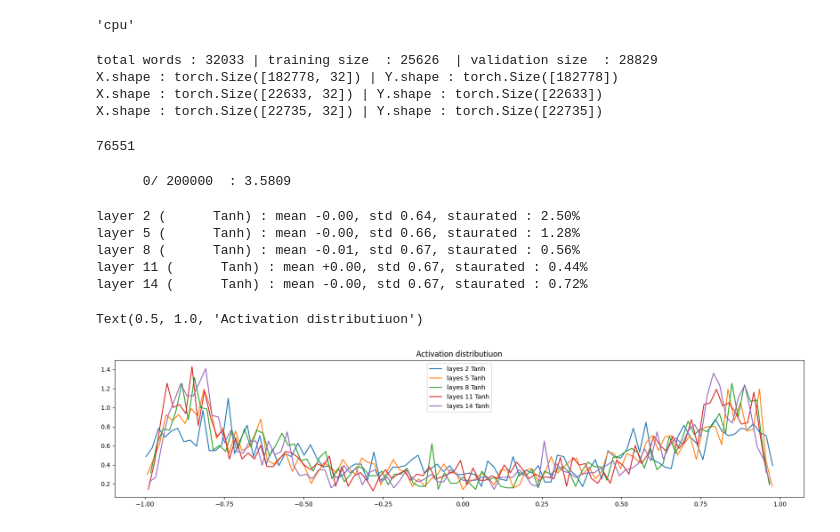
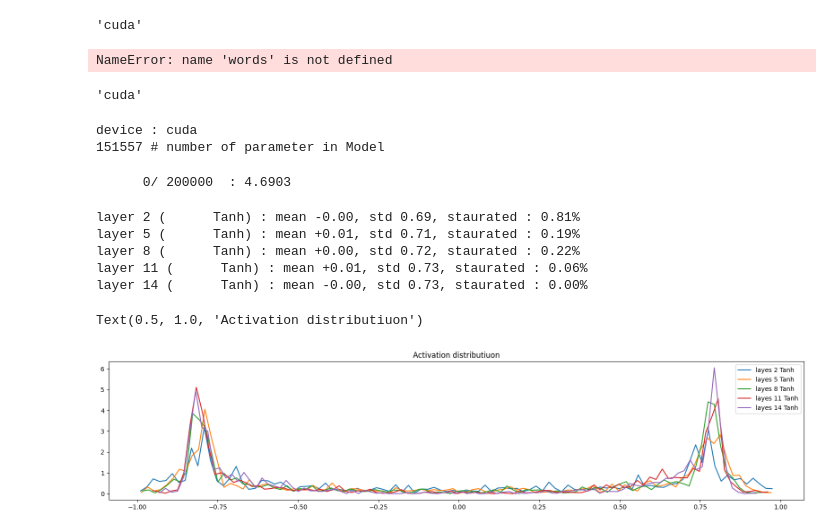
Before and after one commit to amittomar/gradchamp, a Jupyter notebook: makemore_torchified.ipynb, the cells around one changed output. Cells and saved outputs as stored; diff of their text form; code cells hidden in the pictures.

Commit message:
fix for device cpu.

```diff
--- a/makemore_torchified.ipynb
+++ b/makemore_torchified.ipynb
@@ -21,12 +24,13 @@ vocab_size ; 27  |
 # %%
-# device = 'cuda' if torch.cuda.is_available() else 'cpu'
-device='cpu'
+import torch
+device = 'cuda' if torch.cuda.is_available() else 'cpu'
+#device='cpu'
 device
 # %% [output]
-'cpu'
+'cuda'
 # %%
 #build the dataset
-block_size = 32  # context length
+block_size = 100  # context length for Model
 
 def build_datasets(words):
     X,Y =[],[]
@@ -51,23 +55,27 @@ def build_datasets(words):
 import random
 random.seed(42)
 # random.shuffle(words) no shuffler required. Hence commented
-n1 = int(0.8*len(words))
-n2 = int(0.9*len(words))
-print(f'total words : {len(words)} | training size  : {n1}  | validation size  : {n2}')
-Xtr, Ytr = build_datasets(words[:n1])
-Xv, Yv  = build_datasets(words[n1:n2])
-Xte, Yt = build_datasets(words[n2:])
+n1 = int(0.8*len(chars))
+n2 = int(0.9*len(chars))
+print(f'total words : {len(chars)} | training size  : {n1}  | validation size  : {n2}')
+Xtr, Ytr = build_datasets(chars[:n1])
+Xv, Yv  = build_datasets(chars[n1:n2])
+Xte, Yt = build_datasets(chars[n2:])
 # %% [output]
-total words : 32033 | training size  : 25626  | validation size  : 28829
-X.shape : torch.Size([182778, 32]) | Y.shape : torch.Size([182778])
-X.shape : torch.Size([22633, 32]) | Y.shape : torch.Size([22633])
-X.shape : torch.Size([22735, 32]) | Y.shape : torch.Size([22735])
+NameError: name 'words' is not defined
+# %%
+device
+# %% [output]
+'cuda'
 # %%
+device = 'cuda' if torch.cuda.is_available() else 'cpu'
 ## Lets train a deeper Network
 import torch
 import torch.nn.functional as F
 import matplotlib.pyplot as plt
 %matplotlib inline
+
+print(f'device : {device}')
 
 g = torch.cuda.manual_seed(41)
 
@@ -137,22 +145,22 @@ n_embd = 10  # The dimensions of the character embeding vectors
 n_hidden = 100 # No of neuron in hidden layer of the MLP
 # block_size= 32
 # device = 'cuda' if torch.cuda.is_available() else 'cpu'
-device = 'cpu'
-# g = torch.cuda.manual_seed(42)
-g = torch.Generator().manual_seed(2147483647)
+# device = 'cpu'
+g = torch.cuda.manual_seed(42)
+# g = torch.Generator().manual_seed(2147483647)
 
 C = torch.randn((vocab_size, n_embd), device=device, generator=g)
 layers = [
-    Linear(n_embd*block_size, n_hidden), BatchNorm1d(n_hidden), Tanh(),
-    Linear(         n_hidden, n_hidden), BatchNorm1d(n_hidden), Tanh(),
-    Linear(         n_hidden, n_hidden), BatchNorm1d(n_hidden), Tanh(),
-    Linear(         n_hidden, n_hidden), BatchNorm1d(n_hidden), Tanh(),
-    Linear(         n_hidden, n_hidden), BatchNorm1d(n_hidden), Tanh(),
+    Linear(n_embd*block_size, n_hidden, device=device), BatchNorm1d(n_hidden, device=device), Tanh(),
+    Linear(         n_hidden, n_hidden, device=device), BatchNorm1d(n_hidden, device=device), Tanh(),
+    Linear(         n_hidden, n_hidden, device=device), BatchNorm1d(n_hidden, device=device), Tanh(),
+    Linear(         n_hidden, n_hidden, device=device), BatchNorm1d(n_hidden,device=device), Tanh(),
+    Linear(         n_hidden, n_hidden, device=device), BatchNorm1d(n_hidden, device=device), Tanh(),
     # Linear(         n_hidden, n_hidden), Tanh(),
     # Linear(         n_hidden, n_hidden), Tanh(),
     # Linear(         n_hidden, n_hidden), Tanh(),
     # Linear(         n_hidden, n_hidden), Tanh(),
-    Linear(n_hidden, vocab_size), BatchNorm1d(vocab_size)
+    Linear(n_hidden, vocab_size, device= device), BatchNorm1d(vocab_size, device=device)
 ]
 
 with torch.no_grad():
@@ -164,12 +172,13 @@ with torch.no_grad():
             layer.weights *=  1 #5/3
 
 parameters = [C] + [p for layer in layers for p in layer.parameters()]
-print(sum(p.nelement()  for p in parameters)) # number of parameter in Model
+print(f'{sum(p.nelement()  for p in parameters)} # number of parameter in Model')
 
 for p in parameters:
     p.requires_grad = True
 # %% [output]
-76551
+device : cuda
+151557 # number of parameter in Model
 # %%
 ## optimization steps
 max_steps = 200000
@@ -179,7 +188,7 @@ ud = []
 
 for i in range(max_steps):
     # print(f'Xtr : {Xtr.shape} | batch_size : {batch_size}')
-    ix = torch.randint(0,Xtr.shape[0], (batch_size,), generator=g)
+    ix = torch.randint(0,Xtr.shape[0], (batch_size,), generator=g, device=device)
     Xb,Yb = Xtr[ix], Ytr[ix]  # batch X,Y
 
     # forward pass
@@ -199,7 +208,7 @@ for i in range(max_steps):
     loss.backward()
 
     #update weight
-    lr = 0.1 if i < 100000 else 0.01  # step learning rate decay
+    lr = 1 if i < 100000 else 0.01  # step learning rate decay
     for p in parameters:
         p.data += -lr * p.grad
 
@@ -209,32 +218,32 @@ for i in range(max_steps):
     lossi.append(loss.log10().item())
 
     with torch.no_grad():
-        ud.append([(lr*p.grad.std() / p.data.std()).item() for p in parameters])
+        ud.append([(lr*p.grad.std() / p.data.std()).log10().item() for p in parameters])
     if i > 1000:
         break  # remove this after debug for full optimization
 # %% [output]
-      0/ 200000  : 3.5809
+      0/ 200000  : 4.6903
 # %%
 ##Visuallize histograms
 plt.figure(figsize=(20,4)) # width and height of plot
 legends = []
 for i, layer in enumerate(layers[:-1]):
     if isinstance(layer, Tanh):
-        t = layer.out
+        t = layer.out.cpu()
         print('layer %d (%10s) : mean %+.2f, std %.2f, staurated : %.2f%%' % (i,layer.__class__.__name__, t.mean(), t.std(), (t.abs() > 0.97).float().mean()*100))
         hy,hx = torch.histogram(t, density=True)
         plt.plot(hx[:-1].detach(), hy.detach())
         legends.append(f'layes {i} {layer.__class__.__name__}')
 plt.legend(legends)
 plt.title('Activation distributiuon')
 # %% [output]
-layer 2 (      Tanh) : mean -0.00, std 0.64, staurated : 2.50%
-layer 5 (      Tanh) : mean -0.00, std 0.66, staurated : 1.28%
-layer 8 (      Tanh) : mean -0.01, std 0.67, staurated : 0.56%
-layer 11 (      Tanh) : mean +0.00, std 0.67, staurated : 0.44%
-layer 14 (      Tanh) : mean -0.00, std 0.67, staurated : 0.72%
+layer 2 (      Tanh) : mean -0.00, std 0.69, staurated : 0.81%
+layer 5 (      Tanh) : mean +0.01, std 0.71, staurated : 0.19%
+layer 8 (      Tanh) : mean +0.00, std 0.72, staurated : 0.22%
+layer 11 (      Tanh) : mean +0.01, std 0.73, staurated : 0.06%
+layer 14 (      Tanh) : mean -0.00, std 0.73, staurated : 0.00%
 Text(0.5, 1.0, 'Activation distributiuon')
-[figure, old version]
+[figure, new version]
 # %%
 ##Visuallize
 plt.figure(figsize=(20,4)) # width and height of plot
```
Also changed, not shown: parts of 5 cells of this notebook, 1 other file.
